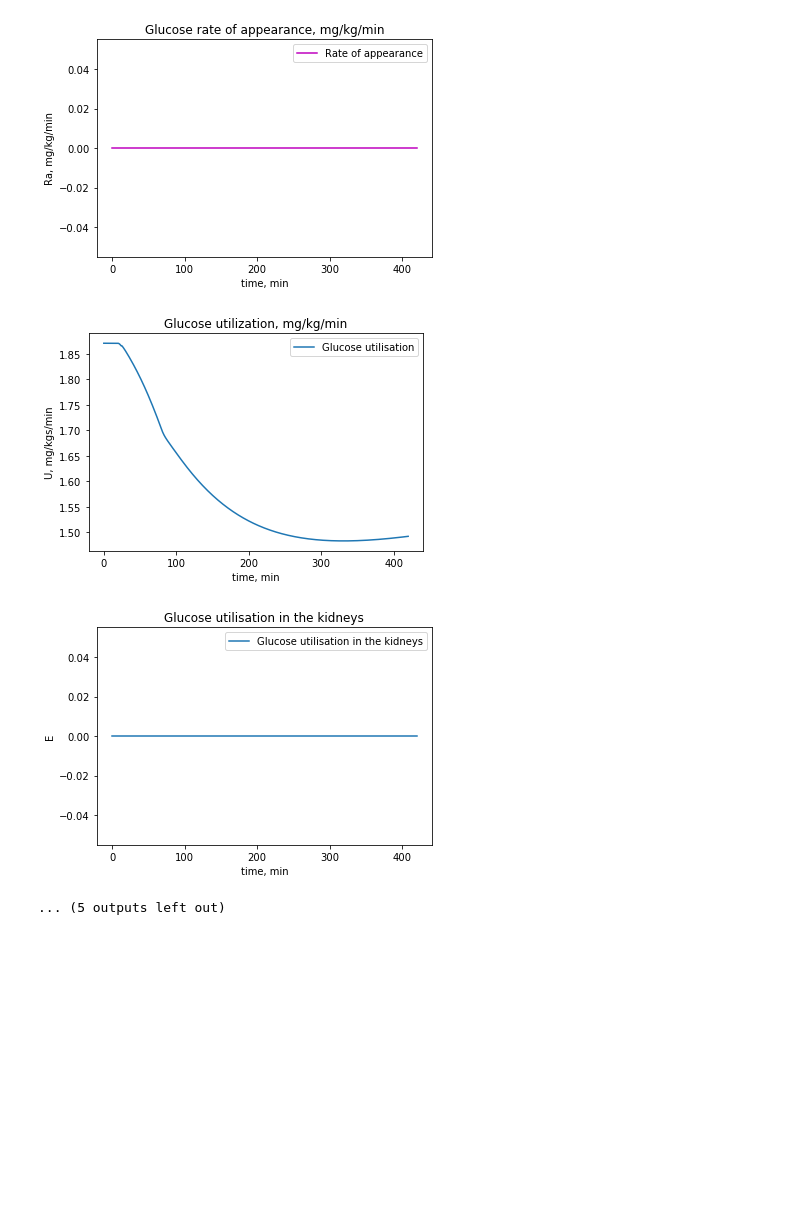
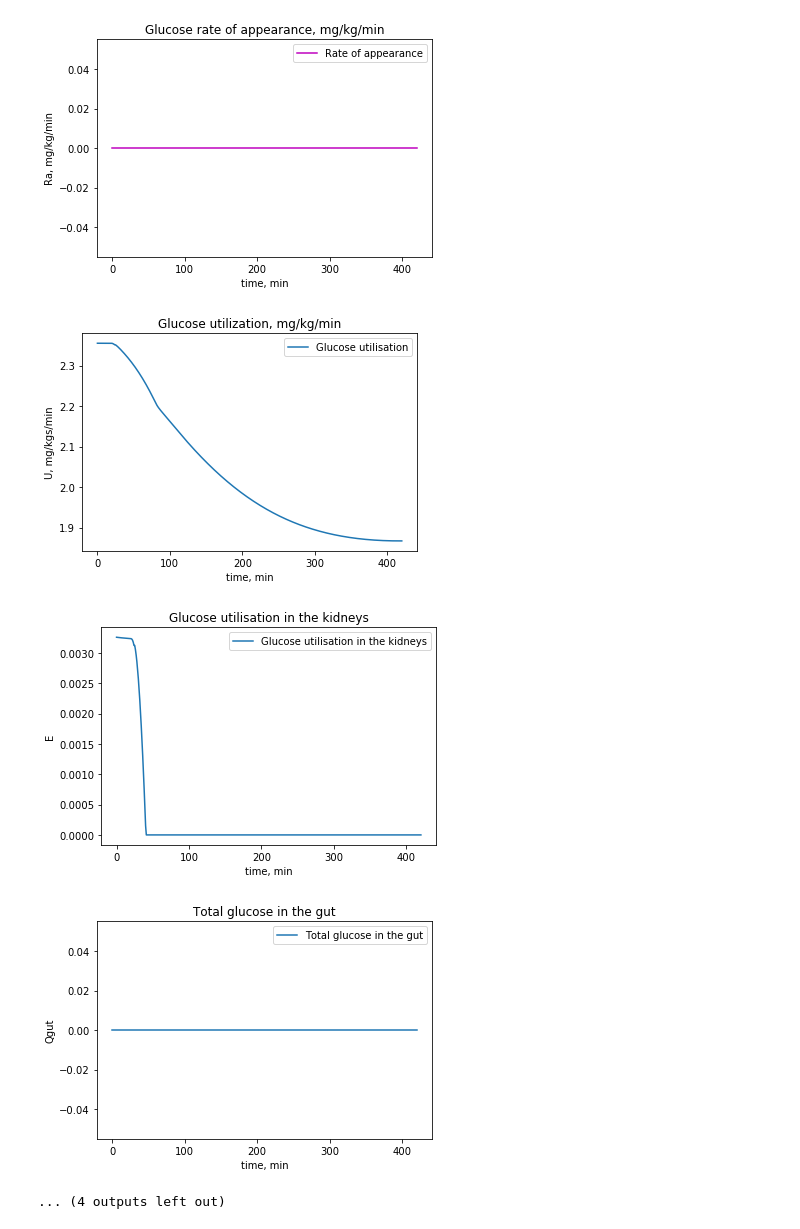
Before and after one commit to AlexSergEdge/GlucoMetaSim, a Jupyter notebook: subcutaneous_infusion_model.ipynb, the cells around one changed output. Saved outputs shown, nothing was run; the diff lists cells and outputs as text; code cells hidden in the pictures; blank space fills up the shorter version.

Commit message:
Fixed input vars

```diff
--- a/subcutaneous_infusion_model.ipynb
+++ b/subcutaneous_infusion_model.ipynb
@@ -551,39 +515,27 @@ def Simulation(
 # %%
 ### Примеры использования ###
 
-# BW_input - вес тела кг
-# D_input - масса пищи, мг
-# Gpb_input - базальный уровень глюкозы, мг/дл
-# time_input - время симуляции, мин
-# samples_input - шаг симуляции
-# Gp0_input - начальное значение уровня глюкозы в крови
-# output_on - если True - показывать графики и начальные значения
-
 test_Gpb = (4.8 * MG_DL_TO_MMOL_L_CONVENTION_FACTOR) * VG
-print(test_Gpb)
-experiment_Gpb = 162
-
-food_and_insulin_time = 50  # Пока что жестко прошито, в планах разделение
+test_Gp0 = (10.2 * MG_DL_TO_MMOL_L_CONVENTION_FACTOR) * VG
+food_and_insulin_time = 25  # Пока что жестко прошито, в планах разделение
 
 final_value = Simulation(
-    BW_input=77,
-    D_input=0,  # 12000
-    Gpb_input=160,
-    time_input=420,
-    samples_input=420,
-    Gp0_input=160,
-    meal_duration=0,  # не поддерживается
-    output_on=True,
-    Djins_input=0,  # 200
-    insulin_duration=0,  # не поддерживается
-    basal_insulin=2,
-    food_input_time = 25,
-    insulin_injection_time = 25,
-    ex_on=True,
+    BW=77, # вес тела, кг
+    D=0,  # принятые углеводы, мг
+    Gpb=test_Gp0,  # базальная глюкоза, мг/дл
+    time=420,  # Время моделирования, мин
+    samples=420,  # Количество отсчетов
+    Gp0=test_Gp0,  # Начальный уровень сахара в крови
+    Djins=0,  # Доза быстрого инсулина
+    IIRb=2,  # Базальный инулин
+    food_input_time = food_and_insulin_time,  # время приема пищи, мин. от начала моделирования TODO: отделить
+    insulin_injection_time = food_and_insulin_time,  # время введения инсулина, мин. от начала моделирования TODO: отделить
+    ex_on=True,  # Включение модели упражнений
     ex_start=20,  # время начала упражнений
     ex_finish=80,  # время завершения упражнений
     ex_hr=120,  # пульс при упражнениях
-    basal_hr=60  # базальный пульс
+    HRb=60,  # базальный пульс
+    output_on=True  # включение вывода графиков
 )
 
 print('Glucose before, mmol/l:', final_value[0][0] / MG_DL_TO_MMOL_L_CONVENTION_FACTOR)
@@ -607,4 +558,5 @@ print('Insulin at 420 min, pmol/l:', final_value[1][419])
 [figure]
-[figure, old version]
+[figure, new version]
-[figure, old version]
+[figure, new version]
-... (5 outputs left out)
+[figure, added]
+... (4 outputs left out)
```
Also changed, not shown: parts of 2 cells of this notebook.
